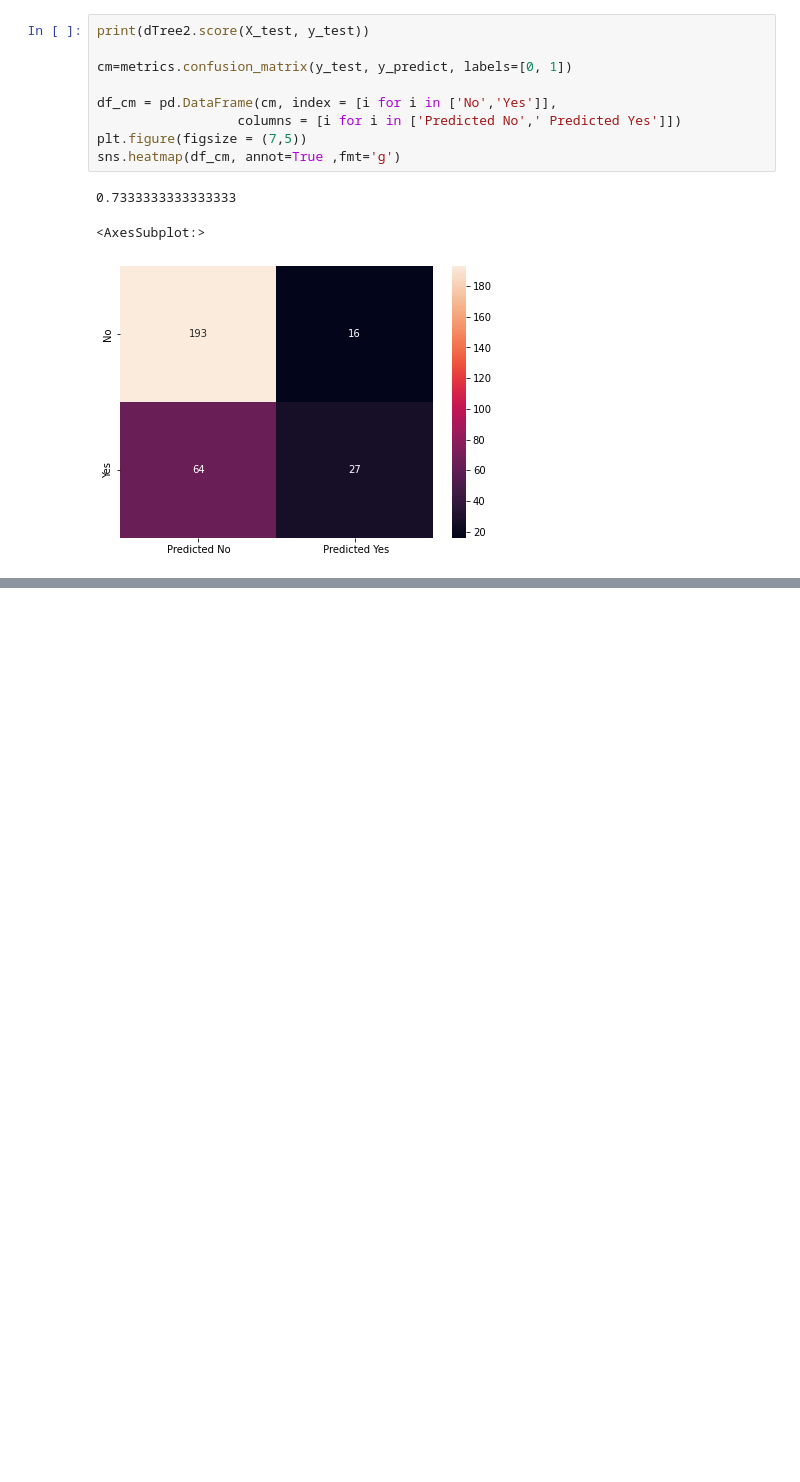
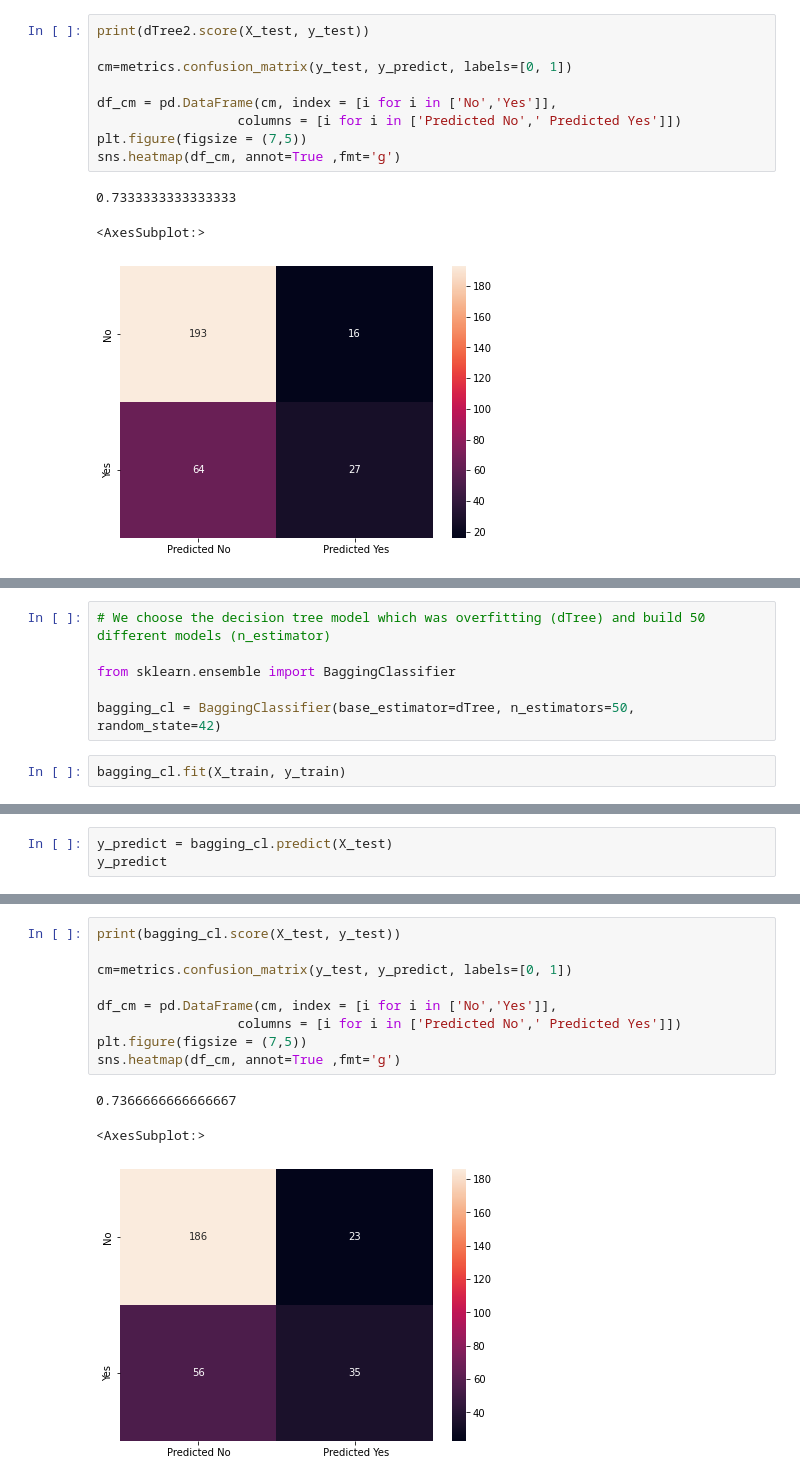
Before and after one commit to RochaErik/X-Ensemble-Techniques-Credit-Data, a Jupyter notebook: Ensemble_techniques_Credit_data.ipynb, the cells around one changed output, grey strips where cells are left out. Drawn from its saved outputs; the diff is of its cells as text; blank space fills up the shorter version.

Commit message:
Bagging ensemble technique

```diff
--- a/Ensemble_techniques_Credit_data.ipynb
+++ b/Ensemble_techniques_Credit_data.ipynb
@@ -292,0 +297,8 @@ sns.heatmap(df_cm, annot=True ,fmt='g')
+# %%
+# We choose the decision tree model which was overfitting (dTree) and build 50 different models (n_estimator)
+
+from sklearn.ensemble import BaggingClassifier
+
+bagging_cl = BaggingClassifier(base_estimator=dTree, n_estimators=50, random_state=42)
+# %%
+bagging_cl.fit(X_train, y_train)
@@ -292,0 +308,3 @@ sns.heatmap(df_cm, annot=True ,fmt='g')
+# %%
+y_predict = bagging_cl.predict(X_test)
+y_predict
@@ -292,0 +326,13 @@ sns.heatmap(df_cm, annot=True ,fmt='g')
+# %%
+print(bagging_cl.score(X_test, y_test))
+
+cm=metrics.confusion_matrix(y_test, y_predict, labels=[0, 1])
+
+df_cm = pd.DataFrame(cm, index = [i for i in ['No','Yes']],
+                  columns = [i for i in ['Predicted No',' Predicted Yes']])
+plt.figure(figsize = (7,5))
+sns.heatmap(df_cm, annot=True ,fmt='g')
+# %% [output]
+0.7366666666666667
+<AxesSubplot:>
+[figure, added]
```
Also changed, not shown: parts of 6 cells of this notebook.
